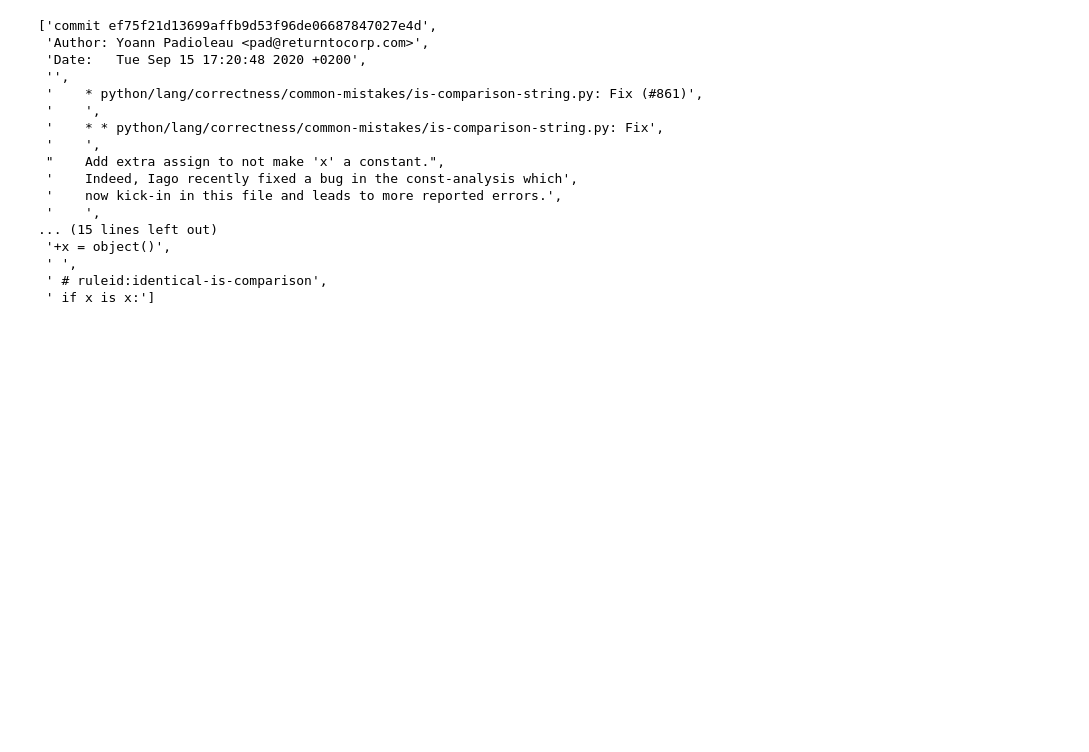
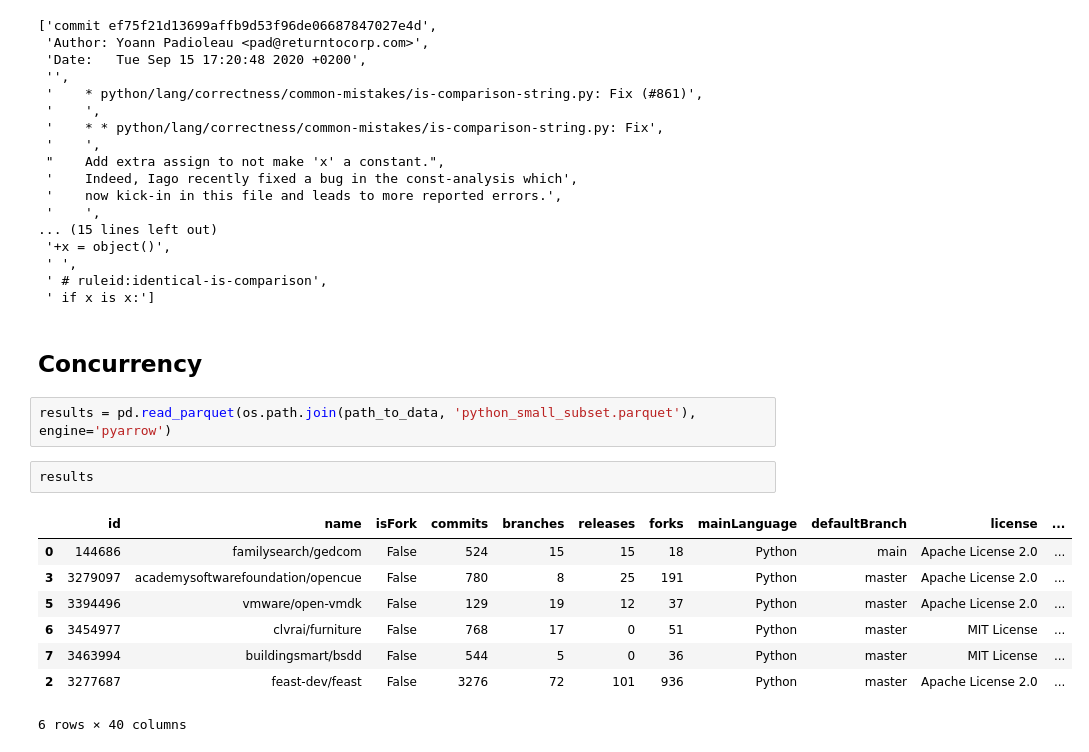
Before and after one commit to JetBrains-Research/vcs-agent, a Jupyter notebook: src/notebooks/scrape_repos.ipynb, the cells around one changed output. Cells and saved outputs as stored; diff of their text form; blank space fills up the shorter version.

```diff
--- a/src/notebooks/scrape_repos.ipynb
+++ b/src/notebooks/scrape_repos.ipynb
@@ -278,3 +245,18 @@ repo_instance.git.show('ef75f21d13699affb9d53f96de06687847027e4d').split('\n')
  ' ',
  ' # ruleid:identical-is-comparison',
  ' if x is x:']
+# %% [markdown]
+## Concurrency
+# %%
+results = pd.read_parquet(os.path.join(path_to_data, 'python_small_subset.parquet'), engine='pyarrow')
+# %%
+results
+# %% [output]
+|  | id | name | isFork | commits | branches | releases | forks | mainLanguage | defaultBranch | license | ... |
+| 0 | 144686 | familysearch/gedcom | False | 524 | 15 | 15 | 18 | Python | main | Apache License 2.0 | ... |
+| 3 | 3279097 | academysoftwarefoundation/opencue | False | 780 | 8 | 25 | 191 | Python | master | Apache License 2.0 | ... |
+| 5 | 3394496 | vmware/open-vmdk | False | 129 | 19 | 12 | 37 | Python | master | Apache License 2.0 | ... |
+| 6 | 3454977 | clvrai/furniture | False | 768 | 17 | 0 | 51 | Python | master | MIT License | ... |
+| 7 | 3463994 | buildingsmart/bsdd | False | 544 | 5 | 0 | 36 | Python | master | MIT License | ... |
+| 2 | 3277687 | feast-dev/feast | False | 3276 | 72 | 101 | 936 | Python | master | Apache License 2.0 | ... |
+6 rows × 40 columns
```
Also changed, not shown: parts of 14 cells of this notebook.
